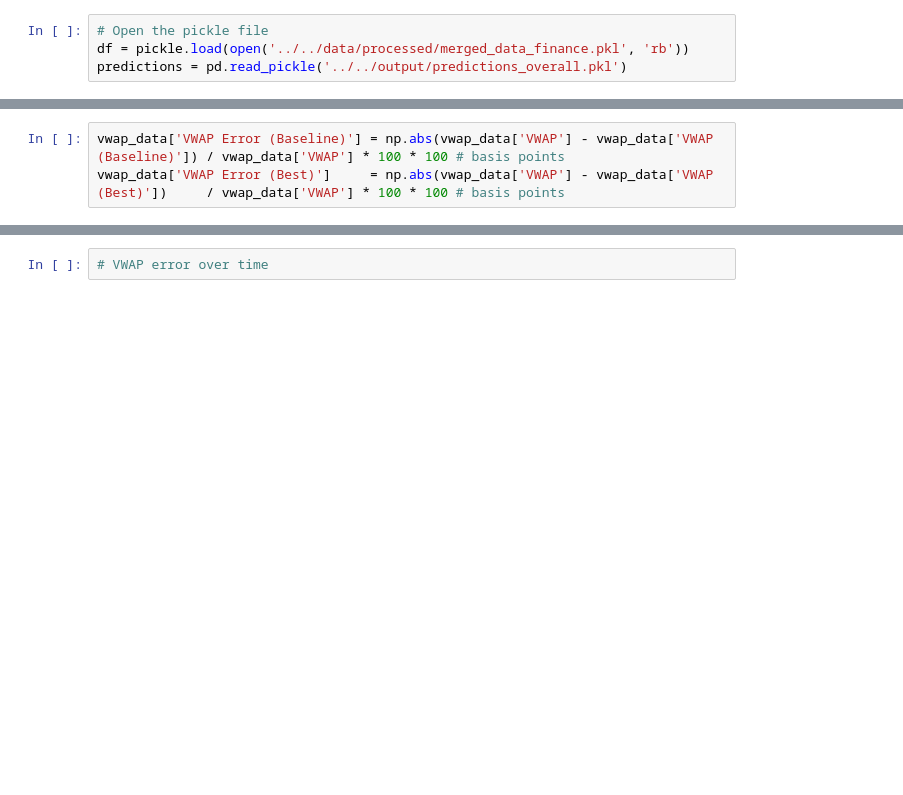
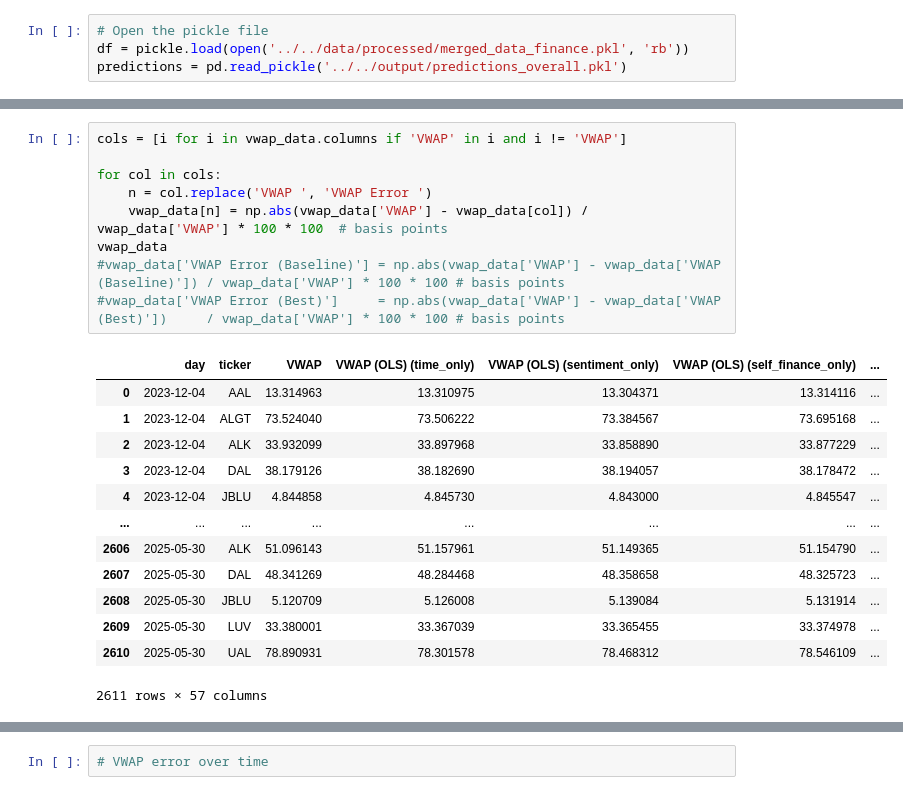
Before and after one commit to svanomm/sentiment-volume-forecasting, a Jupyter notebook: Scripts/05 Models/10 VWAP Analysis.ipynb, the cells around one changed output, grey strips where cells are left out. Cells and saved outputs as stored; diff of their text form; blank space fills up the shorter version.

```diff
--- a/Scripts/05 Models/10 VWAP Analysis.ipynb
+++ b/Scripts/05 Models/10 VWAP Analysis.ipynb
@@ -71,4 +84,24 @@ vwap_data.rename(columns={
 # %%
-vwap_data['VWAP Error (Baseline)'] = np.abs(vwap_data['VWAP'] - vwap_data['VWAP (Baseline)']) / vwap_data['VWAP'] * 100 * 100 # basis points
-vwap_data['VWAP Error (Best)']     = np.abs(vwap_data['VWAP'] - vwap_data['VWAP (Best)'])     / vwap_data['VWAP'] * 100 * 100 # basis points
+cols = [i for i in vwap_data.columns if 'VWAP' in i and i != 'VWAP']
+
+for col in cols:
+    n = col.replace('VWAP ', 'VWAP Error ')
+    vwap_data[n] = np.abs(vwap_data['VWAP'] - vwap_data[col]) / vwap_data['VWAP'] * 100 * 100  # basis points
+vwap_data
+#vwap_data['VWAP Error (Baseline)'] = np.abs(vwap_data['VWAP'] - vwap_data['VWAP (Baseline)']) / vwap_data['VWAP'] * 100 * 100 # basis points
+#vwap_data['VWAP Error (Best)']     = np.abs(vwap_data['VWAP'] - vwap_data['VWAP (Best)'])     / vwap_data['VWAP'] * 100 * 100 # basis points
+# %% [output]
+|  | day | ticker | VWAP | VWAP (OLS) (time_only) | VWAP (OLS) (sentiment_only) | VWAP (OLS) (self_finance_only) | ... |
+| 0 | 2023-12-04 | AAL | 13.314963 | 13.310975 | 13.304371 | 13.314116 | ... |
+| 1 | 2023-12-04 | ALGT | 73.524040 | 73.506222 | 73.384567 | 73.695168 | ... |
+| 2 | 2023-12-04 | ALK | 33.932099 | 33.897968 | 33.858890 | 33.877229 | ... |
+| 3 | 2023-12-04 | DAL | 38.179126 | 38.182690 | 38.194057 | 38.178472 | ... |
+| 4 | 2023-12-04 | JBLU | 4.844858 | 4.845730 | 4.843000 | 4.845547 | ... |
+| ... | ... | ... | ... | ... | ... | ... | ... |
+| 2606 | 2025-05-30 | ALK | 51.096143 | 51.157961 | 51.149365 | 51.154790 | ... |
+| 2607 | 2025-05-30 | DAL | 48.341269 | 48.284468 | 48.358658 | 48.325723 | ... |
+| 2608 | 2025-05-30 | JBLU | 5.120709 | 5.126008 | 5.139084 | 5.131914 | ... |
+| 2609 | 2025-05-30 | LUV | 33.380001 | 33.367039 | 33.365455 | 33.374978 | ... |
+| 2610 | 2025-05-30 | UAL | 78.890931 | 78.301578 | 78.468312 | 78.546109 | ... |
+2611 rows × 57 columns
 # %%
```
Also changed, not shown: parts of 15 cells of this notebook, 9 other files.
